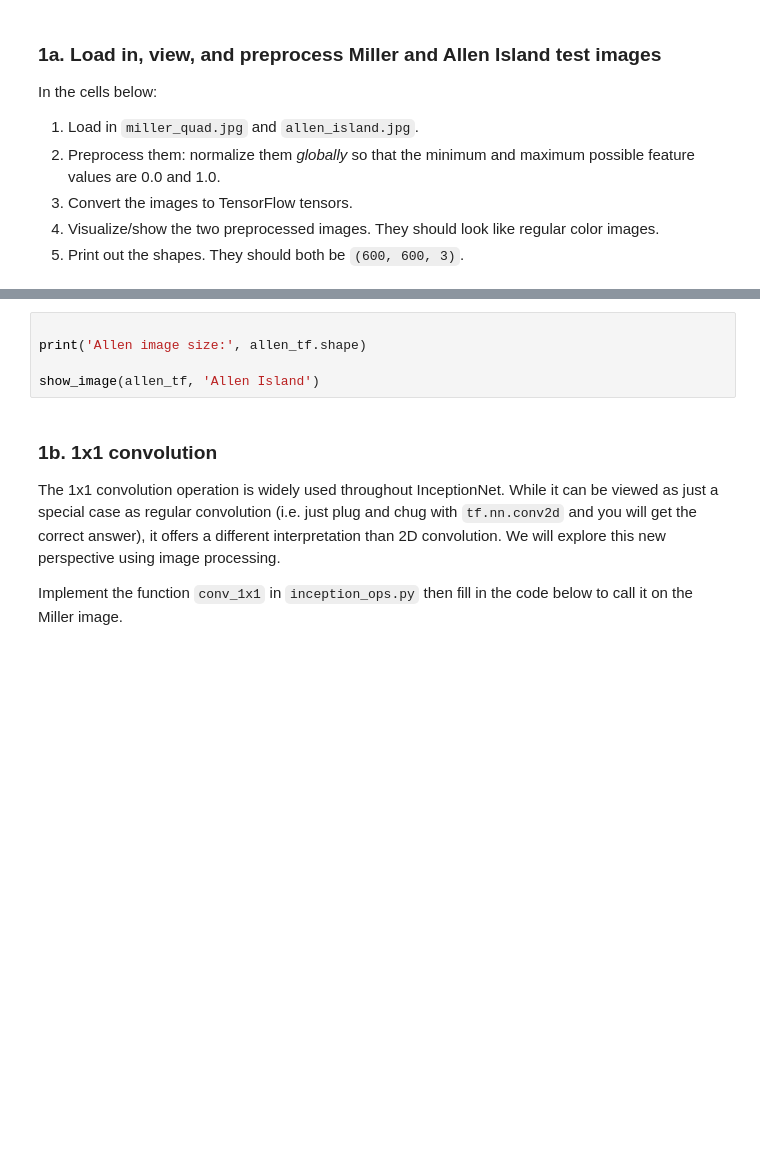
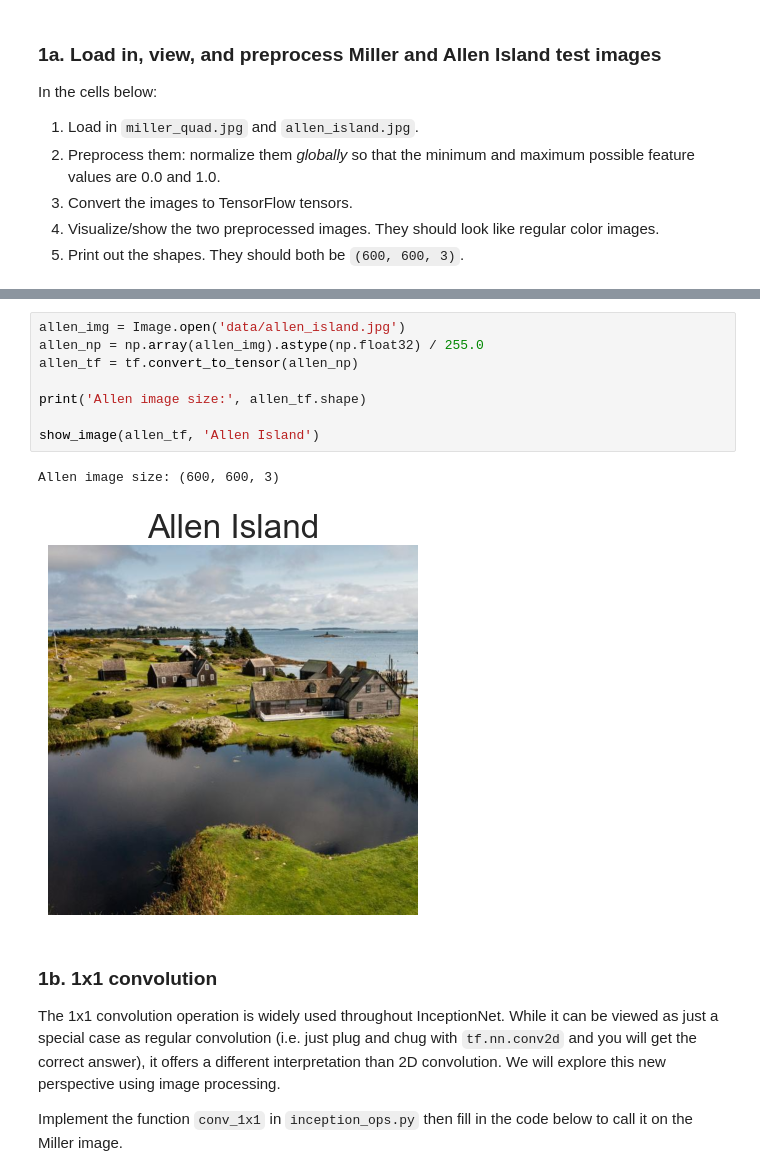
Before and after one commit to nssent25/CS444, a Jupyter notebook: Project2/inception_net.ipynb, the cells around one changed output, grey strips where cells are left out. Drawn from its saved outputs; the diff is of its cells as text; blank space fills up the shorter version.

```diff
--- a/Project2/inception_net.ipynb
+++ b/Project2/inception_net.ipynb
@@ -58,8 +64,14 @@ show_image(miller_tf, 'Miller Quad')
 # %%
+allen_img = Image.open('data/allen_island.jpg')
+allen_np = np.array(allen_img).astype(np.float32) / 255.0
+allen_tf = tf.convert_to_tensor(allen_np)
 
 print('Allen image size:', allen_tf.shape)
 
 show_image(allen_tf, 'Allen Island')
+# %% [output]
+Allen image size: (600, 600, 3)
+[figure, added]
 # %% [markdown]
 ### 1b. 1x1 convolution
 
```
Also changed, not shown: parts of 9 cells of this notebook, 7 other files.
